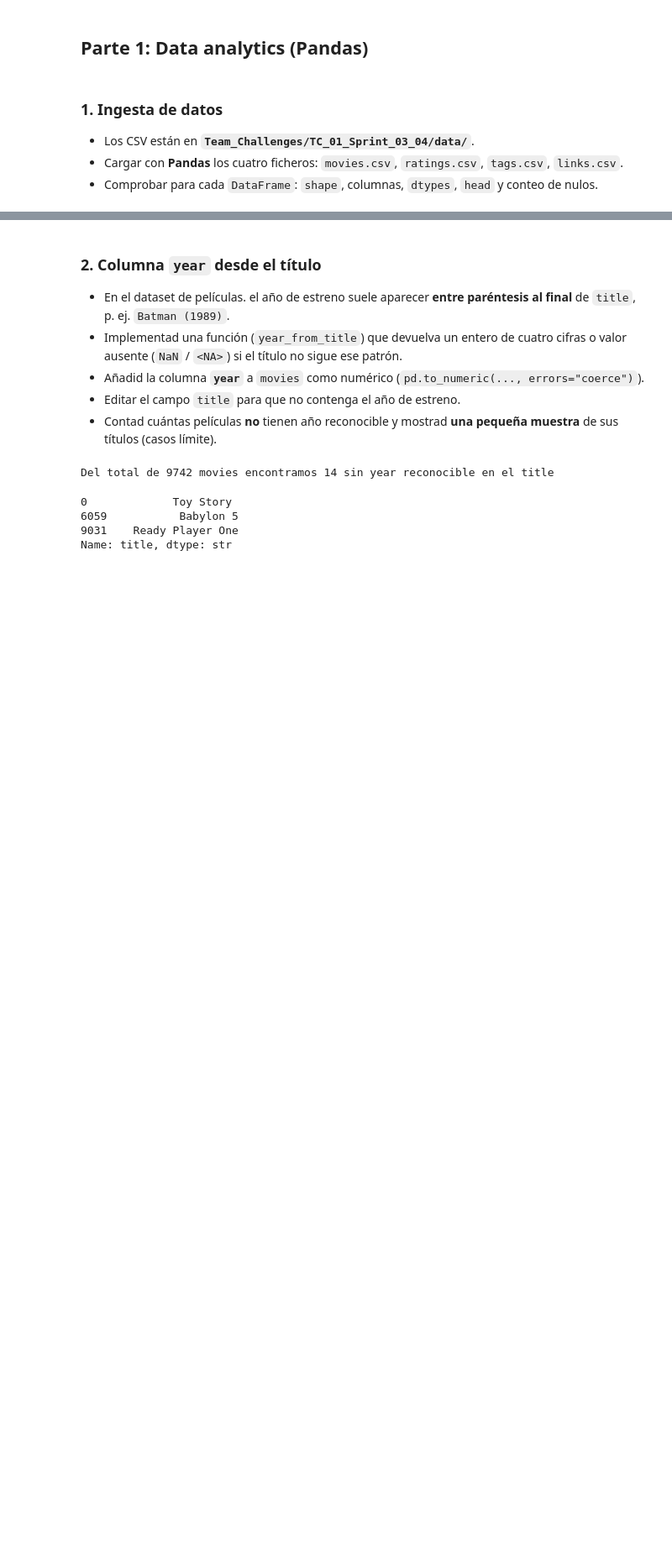
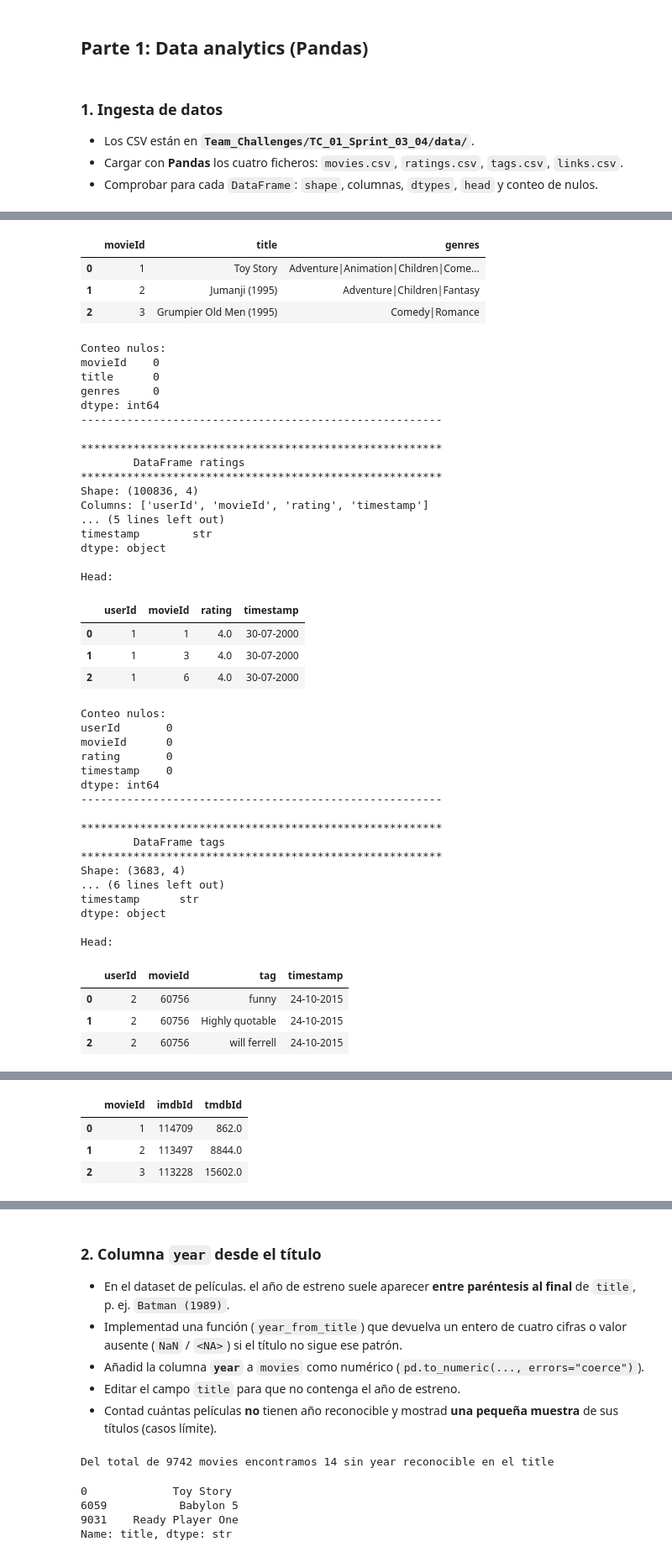
Before and after one commit to xFloki/tc-catalogo-peliculas-team-8, a Jupyter notebook: Team_Challenge_sprint03_04.ipynb, the cells around one changed output, grey strips where cells are left out. Shown at 84% size. Drawn from its saved outputs; the diff is of its cells as text; code cells hidden in the pictures; blank space fills up the shorter version.

Commit message:
(refactor) formatear fechas Apartado 1 y mejorar output style

```diff
--- a/Team_Challenge_sprint03_04.ipynb
+++ b/Team_Challenge_sprint03_04.ipynb
@@ -48,6 +52,10 @@ df_movies = pd.read_csv("./data/movies.csv")
 df_ratings = pd.read_csv("./data/ratings.csv")
 df_tags = pd.read_csv("./data/tags.csv")
 df_links = pd.read_csv("./data/links.csv")
+
+# Formatear las fechas de Unix timestam (segundos desde el 1 de enero de 1970) a fecha legible formato esp
+df_tags["timestamp"] = pd.to_datetime(df_tags["timestamp"], unit="s").dt.strftime("%d-%m-%Y")
+df_ratings["timestamp"] = pd.to_datetime(df_ratings["timestamp"], unit="s").dt.strftime("%d-%m-%Y")
 
 dataframes = {
     "movies": df_movies,
@@ -63,7 +71,8 @@ def comprobar_dataframe(nombre, df):
     print(f"Shape: {df.shape}")
     print(f"Columns: {df.columns.tolist()}")
     print(f"\nDtypes: \n{df.dtypes}")
-    print(f"\nHead: \n{df.head(3)}")
+    print(f"\nHead: ")
+    display(df.head(3))
     print(f"\nConteo nulos: \n{df.isnull().sum()}")
     print(f"{'-'*55}")
 
@@ -90,0 +96,46 @@ dtype: int64
+|  | movieId | title | genres |
+| 0 | 1 | Toy Story | Adventure|Animation|Children|Come... |
+| 1 | 2 | Jumanji (1995) | Adventure|Children|Fantasy |
+| 2 | 3 | Grumpier Old Men (1995) | Comedy|Romance |
+Conteo nulos:
+movieId    0
+title      0
+genres     0
+dtype: int64
+-------------------------------------------------------
+
+*******************************************************
+        DataFrame ratings
+*******************************************************
+Shape: (100836, 4)
+Columns: ['userId', 'movieId', 'rating', 'timestamp']
+... (5 lines left out)
+timestamp        str
+dtype: object
+
+Head:
+|  | userId | movieId | rating | timestamp |
+| 0 | 1 | 1 | 4.0 | 30-07-2000 |
+| 1 | 1 | 3 | 4.0 | 30-07-2000 |
+| 2 | 1 | 6 | 4.0 | 30-07-2000 |
+Conteo nulos:
+userId       0
+movieId      0
+rating       0
+timestamp    0
+dtype: int64
+-------------------------------------------------------
+
+*******************************************************
+        DataFrame tags
+*******************************************************
+Shape: (3683, 4)
+... (6 lines left out)
+timestamp      str
+dtype: object
+
+Head:
+|  | userId | movieId | tag | timestamp |
+| 0 | 2 | 60756 | funny | 24-10-2015 |
+| 1 | 2 | 60756 | Highly quotable | 24-10-2015 |
+| 2 | 2 | 60756 | will ferrell | 24-10-2015 |
@@ -90,0 +159,4 @@ dtype: int64
+|  | movieId | imdbId | tmdbId |
+| 0 | 1 | 114709 | 862.0 |
+| 1 | 2 | 113497 | 8844.0 |
+| 2 | 3 | 113228 | 15602.0 |
```
Also changed, not shown: parts of 3 cells of this notebook.
